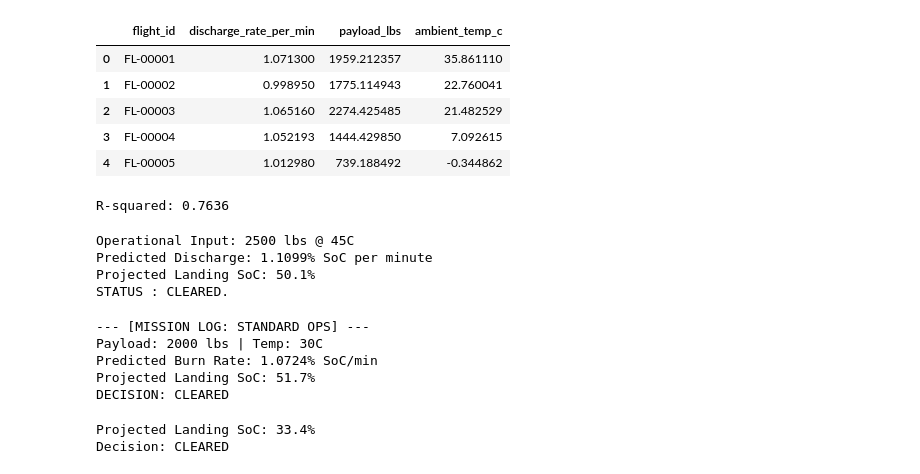
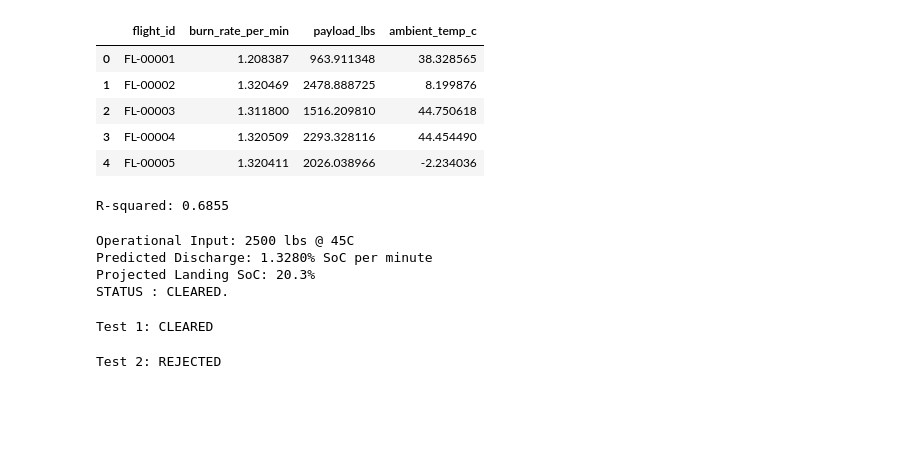
Before and after one commit to kathyk03046-del/RegionalElectricAviation-NetworkFleetReliability-UnitEconomicsModel--CaseStudy-EviationAlice, a Jupyter notebook: aviation_data_gen/03_Predictive_Modeling.ipynb, the cells around one changed output. Saved outputs shown, nothing was run; the diff lists cells and outputs as text; code cells hidden in the pictures; blank space fills up the shorter version.

```diff
--- a/aviation_data_gen/03_Predictive_Modeling.ipynb
+++ b/aviation_data_gen/03_Predictive_Modeling.ipynb
@@ -4,32 +4,31 @@ import numpy as np
 from sklearn.linear_model import LinearRegression
 from sklearn.model_selection import train_test_split
 # %%
-# --- 1: Summarizing Telemetry into Sortie-Level Metrics
+# 3.1: Feature Engineering
 df = pd.read_csv('aviation_data/Alice_Master_Analysis_View.csv')
 
-# Calculate the discharge rate (Target Variable) for each unique flight
 flight_stats = df.groupby('flight_id').agg({
-    'battery_soc_pct': lambda x: (x.iloc[0] - x.iloc[-1]) / (len(x)),
+    'soc_raw': lambda x: (x.iloc[0] - x.iloc[-1]) / (len(x)), # % drop per minute
     'payload_lbs': 'first',
-        # Independent Variable 1
     'ambient_temp_c': 'first'
-        # Independent Variable 2
-}).rename(columns={'battery_soc_pct': 'discharge_rate_per_min'}).reset_index()
+}).rename(columns={'soc_raw': 'burn_rate_per_min'}).reset_index()
 
 display(flight_stats.head())
 # %% [output]
-|  | flight_id | discharge_rate_per_min | payload_lbs | ambient_temp_c |
-| 0 | FL-00001 | 1.071300 | 1959.212357 | 35.861110 |
-| 1 | FL-00002 | 0.998950 | 1775.114943 | 22.760041 |
-| 2 | FL-00003 | 1.065160 | 2274.425485 | 21.482529 |
-| 3 | FL-00004 | 1.052193 | 1444.429850 | 7.092615 |
-| 4 | FL-00005 | 1.012980 | 739.188492 | -0.344862 |
+|  | flight_id | burn_rate_per_min | payload_lbs | ambient_temp_c |
+| 0 | FL-00001 | 1.208387 | 963.911348 | 38.328565 |
+| 1 | FL-00002 | 1.320469 | 2478.888725 | 8.199876 |
+| 2 | FL-00003 | 1.311800 | 1516.209810 | 44.750618 |
+| 3 | FL-00004 | 1.320509 | 2293.328116 | 44.454490 |
+| 4 | FL-00005 | 1.320411 | 2026.038966 | -2.234036 |
 # %%
-# --- 2: Predictive Modeling
+# 3.2: Predictive Modeling
+# Assume the battery drains at a constant rate for
+# a given weight/temp (ignoring the fact that batteries often drain faster as they get near empty).
 
 # Define x and y
 X = flight_stats[['payload_lbs', 'ambient_temp_c']]
-y = flight_stats['discharge_rate_per_min']
+y = flight_stats['burn_rate_per_min']
 
 # Split training and testing data: 8/2
 X_train, X_test, y_train, y_test = train_test_split(X, y, test_size=0.2, random_state=42)
@@ -41,32 +40,31 @@ model.fit(X_train, y_train)
 accuracy = model.score(X_test, y_test)
 print(f"R-squared: {accuracy:.4f}")
 # %% [output]
-R-squared: 0.7636
+R-squared: 0.6855
 # %%
-# --- 3: Strategic Decision Simulation
+# 3.3: Strategic Decision Simulation
 
-# 1. Official Max Payload & Critical Heat - extreme scenario
+# Max Payload & Critical Heat - extreme scenario - predict burn_rate
 test_payload = 2500
 test_temp = 45
 scenario = pd.DataFrame([[test_payload, test_temp]],
                         columns=['payload_lbs', 'ambient_temp_c'])
 predicted_rate = model.predict(scenario)[0]
 
-# 2. 45min - Regional flight
-projected_end_soc = 100 - (predicted_rate * 45)
+planned_duration = 60
+projected_end_soc = 100 - (predicted_rate * planned_duration)
 
 print(f"Operational Input: {test_payload} lbs @ {test_temp}C")
 print(f"Predicted Discharge: {predicted_rate:.4f}% SoC per minute")
 print(f"Projected Landing SoC: {projected_end_soc:.1f}%")
 
-# 3. Rules
 if projected_end_soc < 20:
-    print("STATUS : REJECTED. Insufficient safety reserves.")
+    print("STATUS : REJECTED.")
 else:
     print("STATUS : CLEARED.")
 # %% [output]
 Operational Input: 2500 lbs @ 45C
-Predicted Discharge: 1.1099% SoC per minute
-Projected Landing SoC: 50.1%
+Predicted Discharge: 1.3280% SoC per minute
+Projected Landing SoC: 20.3%
 STATUS : CLEARED.
 # %%
@@ -91,31 +88,13 @@ class AliceFleetManager:
 
 commander = AliceFleetManager(model)
 # %%
-p_lbs, t_c, d_min = 2000, 30, 45
-soc_result, rate = commander.run_safety_audit(p_lbs, t_c, d_min)
-
-print(f"--- [MISSION LOG: STANDARD OPS] ---")
-print(f"Payload: {p_lbs} lbs | Temp: {t_c}C")
-print(f"Predicted Burn Rate: {rate:.4f}% SoC/min")
-print(f"Projected Landing SoC: {soc_result:.1f}%")
-
-if soc_result >= commander.min_reserve_pct:
-    print("DECISION: CLEARED")
-else:
-    print("DECISION: REJECTED")
+# Test 1
+soc_1, _ = commander.run_safety_audit(1800, 25, planned_min=60)
+print(f"Test 1: {'CLEARED' if soc_1 >= 20 else 'REJECTED'}")
 # %% [output]
---- [MISSION LOG: STANDARD OPS] ---
-Payload: 2000 lbs | Temp: 30C
-Predicted Burn Rate: 1.0724% SoC/min
-Projected Landing SoC: 51.7%
-DECISION: CLEARED
+Test 1: CLEARED
-# %%
-# Test
-test_p, test_t, test_d = 2500, 45, 60
-soc_result, burn_rate = commander.run_safety_audit(test_p, test_t, test_d)
-
-print(f"Projected Landing SoC: {soc_result:.1f}%")
-print(f"Decision: {'CLEARED' if soc_result >= commander.min_reserve_pct else 'REJECTED'}")
-# %% [output]
-Projected Landing SoC: 33.4%
-Decision: CLEARED
+# %%
+soc_2, _ = commander.run_safety_audit(2500, 45, planned_min=80)
+print(f"Test 2: {'CLEARED' if soc_2 >= 20 else 'REJECTED'}")
+# %% [output]
+Test 2: REJECTED
```
Also changed, not shown: parts of 3 cells of this notebook.
